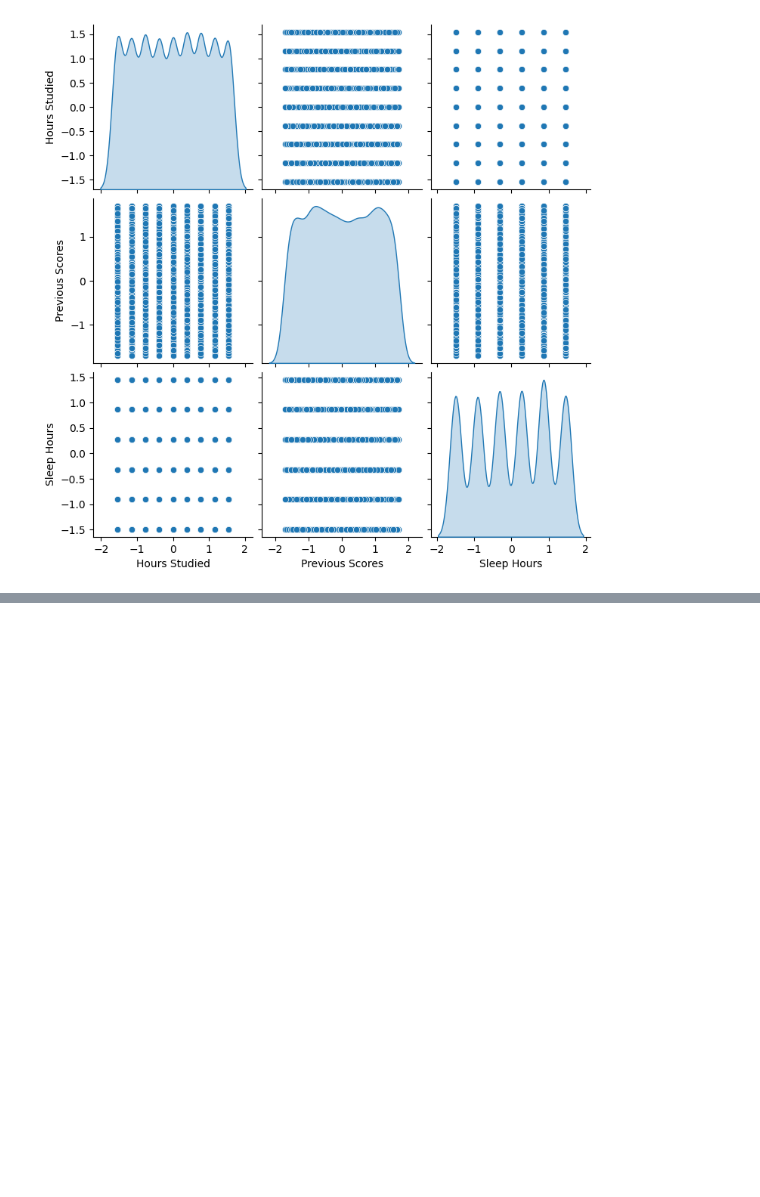
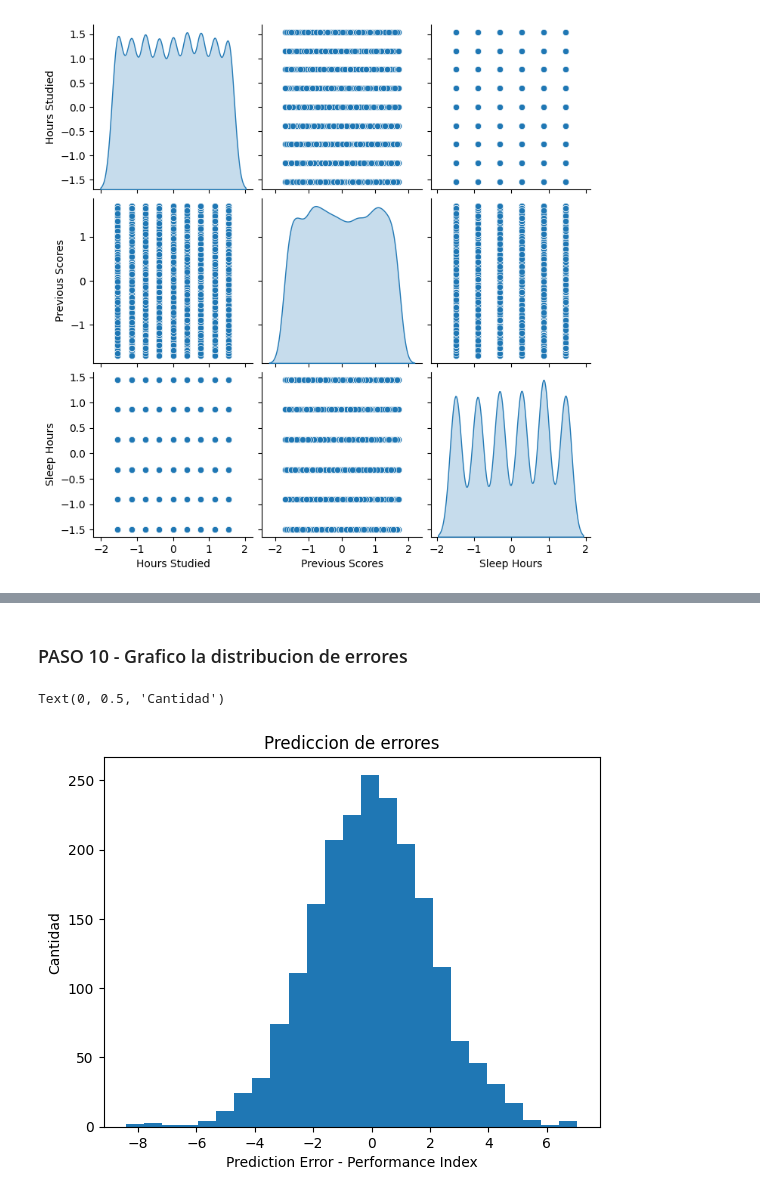
Before and after one commit to keltoi-dev/ejercicios_datamining, a Jupyter notebook: ejercicio_final/Fraga_TPF_Ejercicio1.ipynb, the cells around one changed output, grey strips where cells are left out. Drawn from its saved outputs; the diff is of its cells as text; code cells hidden in the pictures; blank space fills up the shorter version.

```diff
--- a/ejercicio_final/Fraga_TPF_Ejercicio1_b.ipynb
+++ b/ejercicio_final/Fraga_TPF_Ejercicio1.ipynb
@@ -135,0 +256,13 @@ Porcentaje de datos de test_________: 25.0
+# %% [markdown]
+<h3>PASO 10 - Grafico la distribucion de errores</h3>
+# %%
+# Grafico las predicciones de error
+
+error = y_prediccion_test - y_test
+plt.hist(error, bins = 25)
+plt.title("Prediccion de errores")
+plt.xlabel("Prediction Error - Performance Index")
+plt.ylabel("Cantidad")
+# %% [output]
+Text(0, 0.5, 'Cantidad')
+[figure, added]
```
Also changed, not shown: parts of 26 cells of this notebook, 3 other files.
